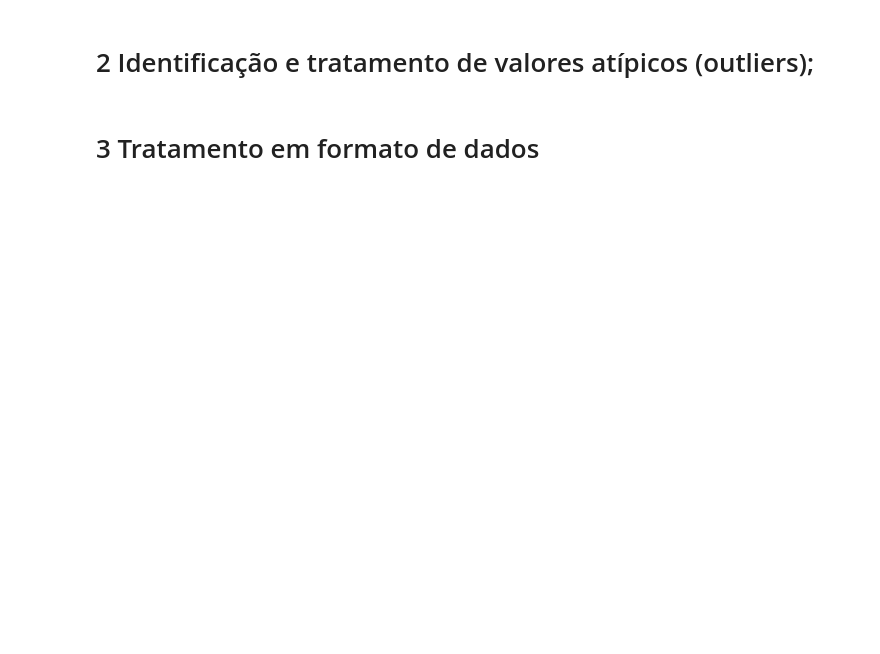
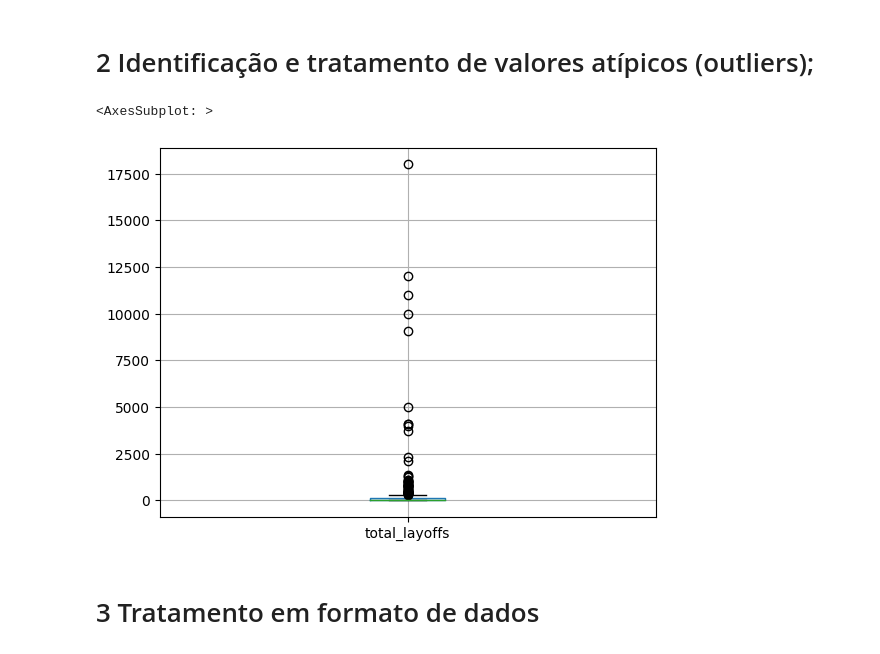
Before and after one commit to jonataspedro01/analise_dados_demissoes_tec, a Jupyter notebook: dados_demissoes_tec22-23.ipynb, the cells around one changed output. Saved outputs shown, nothing was run; the diff lists cells and outputs as text; code cells hidden in the pictures; blank space fills up the shorter version.

```diff
--- a/dados_demissoes_tec22-23.ipynb
+++ b/dados_demissoes_tec22-23.ipynb
@@ -57,4 +70,9 @@ Name: additional_notes, Length: 489, dtype: object
 # %% [markdown]
 # 2  Identificação e tratamento de valores atípicos (outliers);
+# %%
+planilha.boxplot(column=['total_layoffs'])
+# %% [output]
+<AxesSubplot: >
+[figure, added]
 # %% [markdown]
 # 3 Tratamento em formato de dados
```
Also changed, not shown: parts of 16 cells of this notebook.
